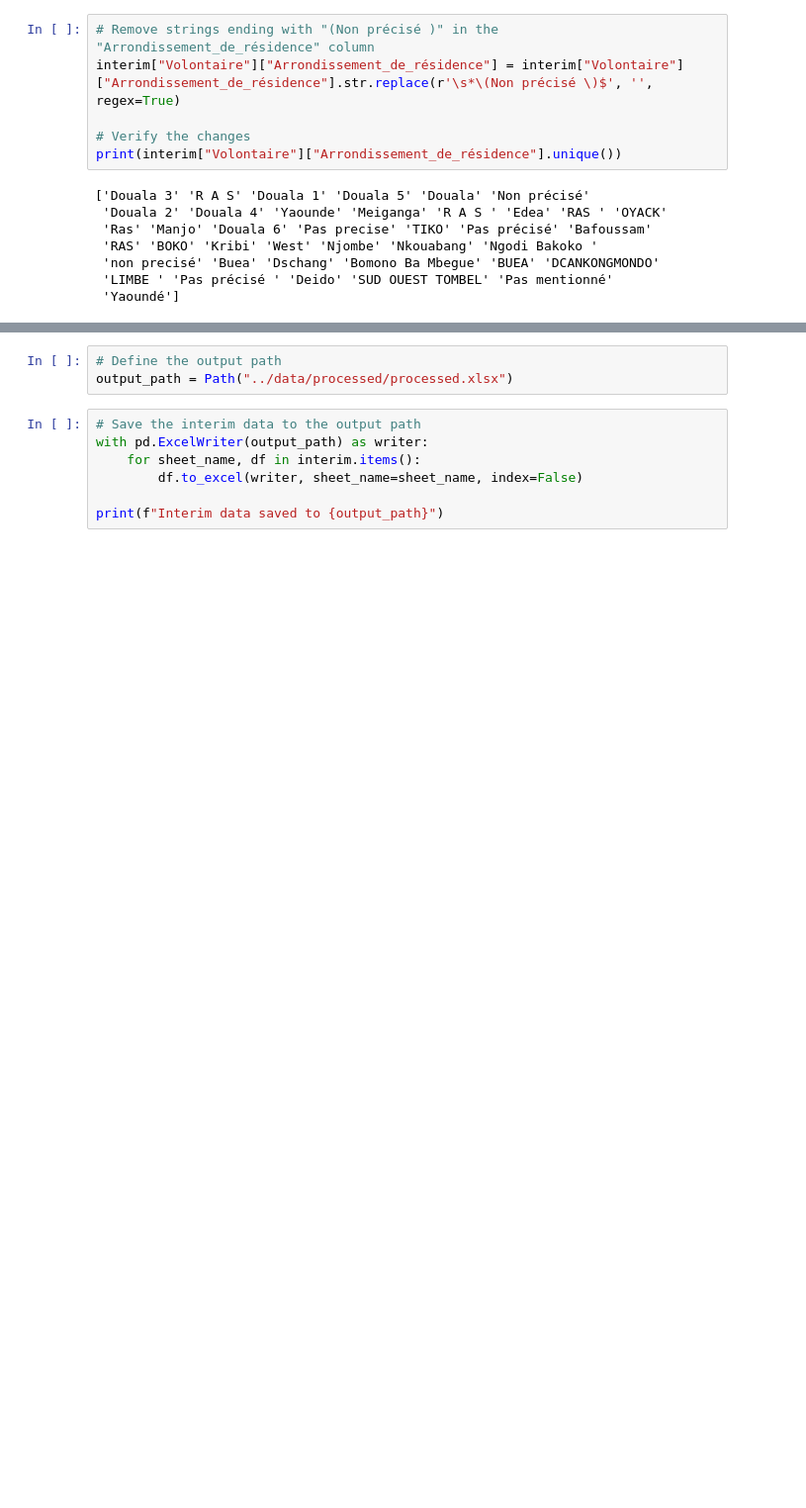
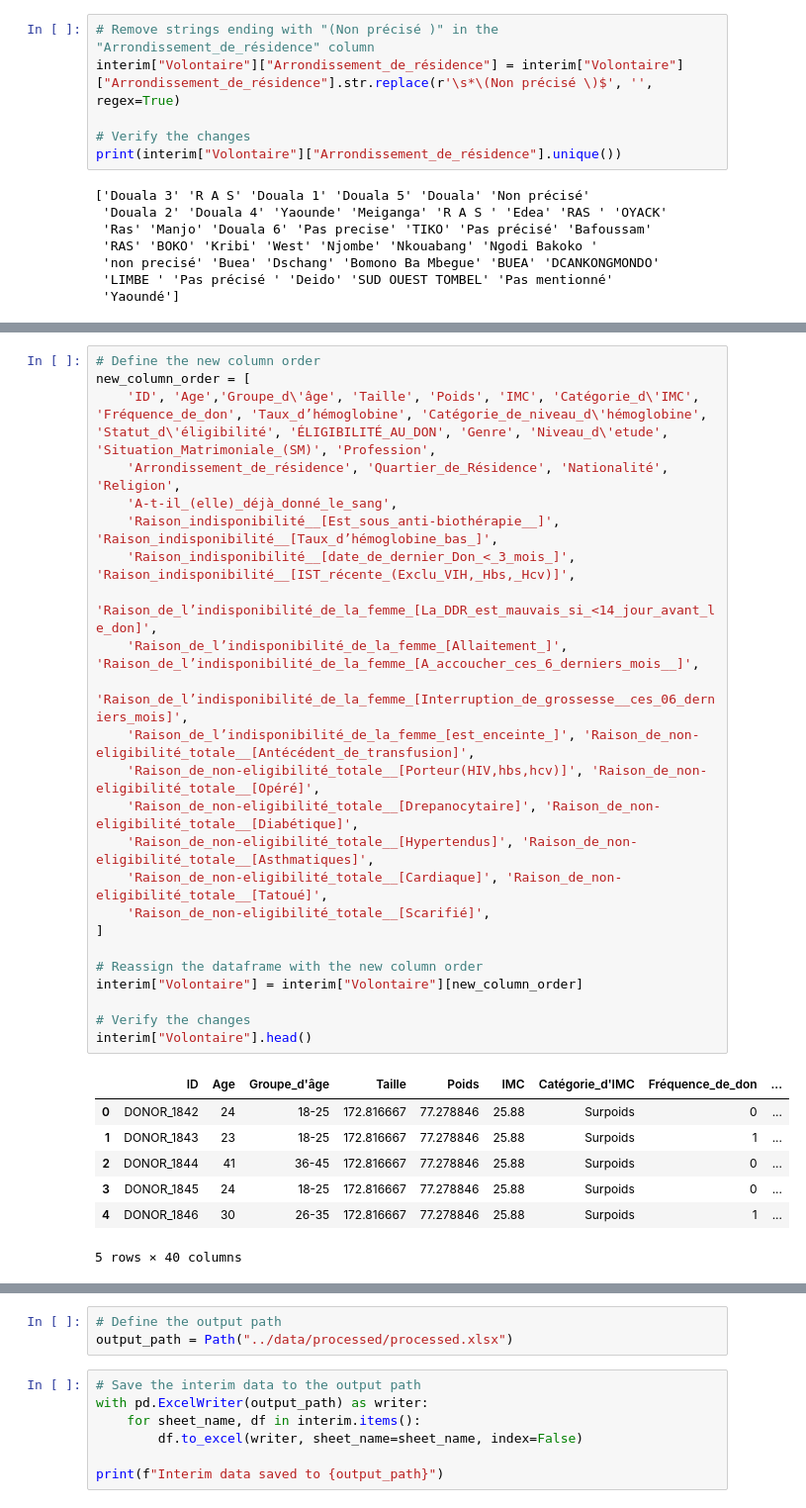
Before and after one commit to AlphonseBrandon/blood_donation_campaign_dashboard, a Jupyter notebook: notebooks/01_ab_data_preprocessing.ipynb, the cells around one changed output, grey strips where cells are left out. Shown at 99% size. Drawn from its saved outputs; the diff is of its cells as text; blank space fills up the shorter version.

```diff
--- a/notebooks/01_ab_data_preprocessing.ipynb
+++ b/notebooks/01_ab_data_preprocessing.ipynb
@@ -471,0 +533,32 @@ print(interim["Volontaire"]["Arrondissement_de_résidence"].unique())
+# %%
+# Define the new column order
+new_column_order = [
+    'ID', 'Age','Groupe_d\'âge', 'Taille', 'Poids', 'IMC', 'Catégorie_d\'IMC', 'Fréquence_de_don', 'Taux_d’hémoglobine', 'Catégorie_de_niveau_d\'hémoglobine', 'Statut_d\'éligibilité', 'ÉLIGIBILITÉ_AU_DON', 'Genre', 'Niveau_d\'etude', 'Situation_Matrimoniale_(SM)', 'Profession',
+    'Arrondissement_de_résidence', 'Quartier_de_Résidence', 'Nationalité', 'Religion',
+    'A-t-il_(elle)_déjà_donné_le_sang',
+    'Raison_indisponibilité__[Est_sous_anti-biothérapie__]', 'Raison_indisponibilité__[Taux_d’hémoglobine_bas_]',
+    'Raison_indisponibilité__[date_de_dernier_Don_<_3_mois_]', 'Raison_indisponibilité__[IST_récente_(Exclu_VIH,_Hbs,_Hcv)]',
+    'Raison_de_l’indisponibilité_de_la_femme_[La_DDR_est_mauvais_si_<14_jour_avant_le_don]',
+    'Raison_de_l’indisponibilité_de_la_femme_[Allaitement_]', 'Raison_de_l’indisponibilité_de_la_femme_[A_accoucher_ces_6_derniers_mois__]',
+    'Raison_de_l’indisponibilité_de_la_femme_[Interruption_de_grossesse__ces_06_derniers_mois]',
+    'Raison_de_l’indisponibilité_de_la_femme_[est_enceinte_]', 'Raison_de_non-eligibilité_totale__[Antécédent_de_transfusion]',
+    'Raison_de_non-eligibilité_totale__[Porteur(HIV,hbs,hcv)]', 'Raison_de_non-eligibilité_totale__[Opéré]',
+    'Raison_de_non-eligibilité_totale__[Drepanocytaire]', 'Raison_de_non-eligibilité_totale__[Diabétique]',
+    'Raison_de_non-eligibilité_totale__[Hypertendus]', 'Raison_de_non-eligibilité_totale__[Asthmatiques]',
+    'Raison_de_non-eligibilité_totale__[Cardiaque]', 'Raison_de_non-eligibilité_totale__[Tatoué]',
+    'Raison_de_non-eligibilité_totale__[Scarifié]',
+]
+
+# Reassign the dataframe with the new column order
+interim["Volontaire"] = interim["Volontaire"][new_column_order]
+
+# Verify the changes
+interim["Volontaire"].head()
+# %% [output]
+|  | ID | Age | Groupe_d'âge | Taille | Poids | IMC | Catégorie_d'IMC | Fréquence_de_don | ... |
+| 0 | DONOR_1842 | 24 | 18-25 | 172.816667 | 77.278846 | 25.88 | Surpoids | 0 | ... |
+| 1 | DONOR_1843 | 23 | 18-25 | 172.816667 | 77.278846 | 25.88 | Surpoids | 1 | ... |
+| 2 | DONOR_1844 | 41 | 36-45 | 172.816667 | 77.278846 | 25.88 | Surpoids | 0 | ... |
+| 3 | DONOR_1845 | 24 | 18-25 | 172.816667 | 77.278846 | 25.88 | Surpoids | 0 | ... |
+| 4 | DONOR_1846 | 30 | 26-35 | 172.816667 | 77.278846 | 25.88 | Surpoids | 1 | ... |
+5 rows × 40 columns
```
Also changed, not shown: parts of 24 cells of this notebook, 2 other files.
